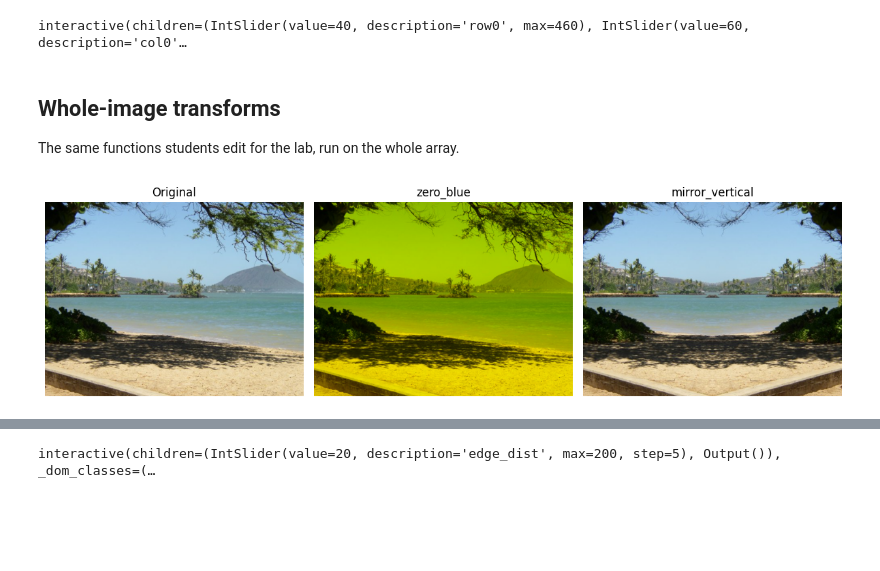
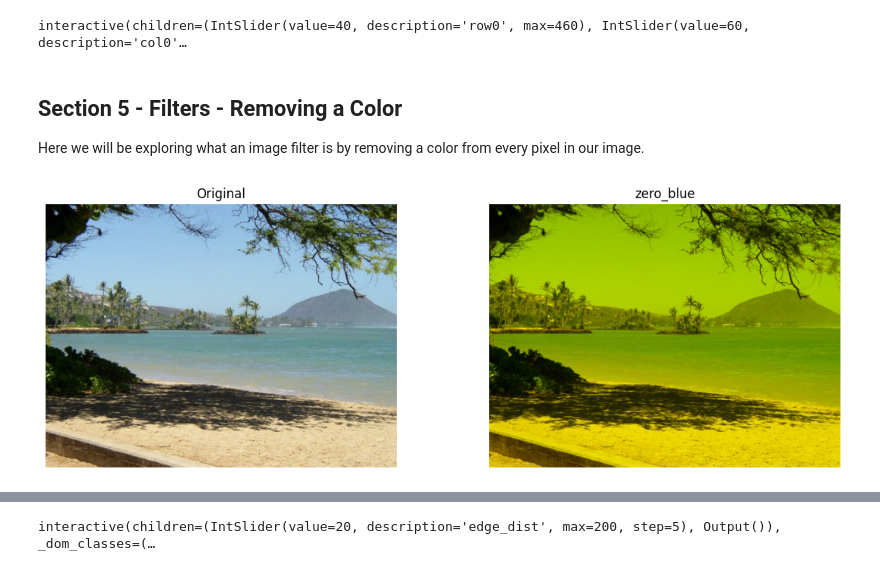
Before and after one commit to Abi-Lavu/Python_Picture_Lab, a Jupyter notebook: notebooks/01_pixel_inspector.ipynb, the cells around one changed output, grey strips where cells are left out. Drawn from its saved outputs; the diff is of its cells as text; code cells hidden in the pictures; blank space fills up the shorter version.

```diff
--- a/notebooks/01_pixel_inspector.ipynb
+++ b/notebooks/01_pixel_inspector.ipynb
@@ -118,15 +118,14 @@ interact(
 # %% [output]
 interactive(children=(IntSlider(value=40, description='row0', max=460), IntSlider(value=60, description='col0'…
 # %% [markdown]
-## Whole-image transforms
+## Section 5 - Filters - Removing a Color
 
-The same functions students edit for the lab, run on the whole array.
+Here we will be exploring what an image filter is by removing a color from every pixel in our image.
 # %%
-fig, axes = plt.subplots(1, 3, figsize=(12, 4))
+fig, axes = plt.subplots(1, 2, figsize=(12, 4))
 axes[0].imshow(pixels); axes[0].set_title("Original"); axes[0].axis("off")
 axes[1].imshow(transforms.zero_blue(pixels)); axes[1].set_title("zero_blue"); axes[1].axis("off")
-axes[2].imshow(transforms.mirror_vertical(pixels)); axes[2].set_title("mirror_vertical"); axes[2].axis("off")
 plt.tight_layout()
 plt.show()
 # %% [output]
-[figure, old version]
+[figure, new version]
```
Also changed, not shown: parts of 17 cells of this notebook, 1 other file.
